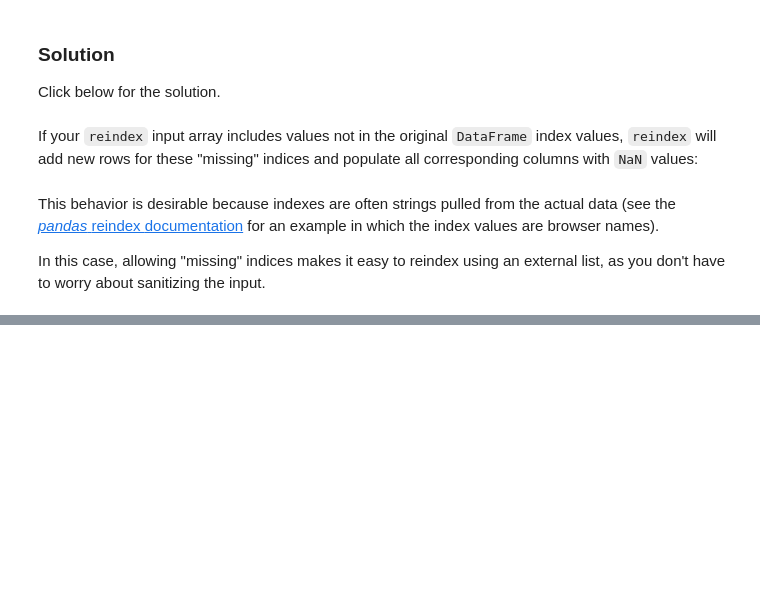
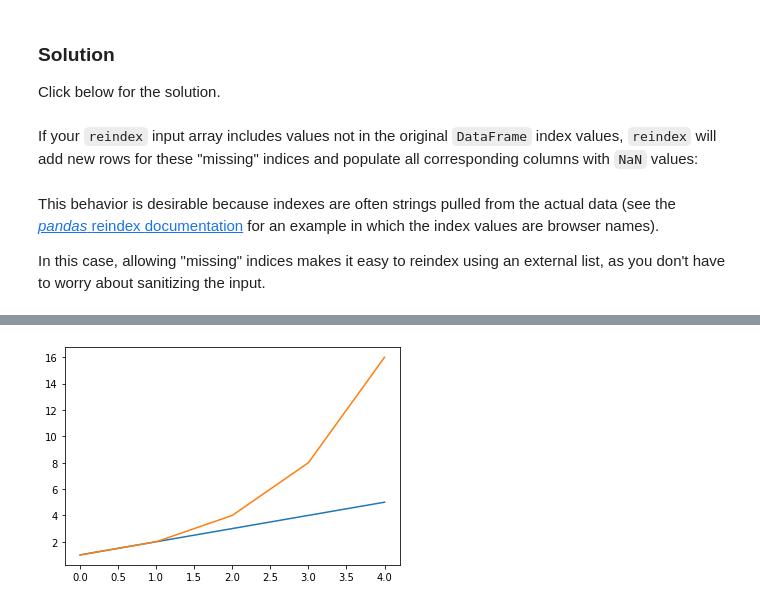
Before and after one commit to Learn-for-a-cause/MachineLearning-workshop, a Jupyter notebook: Numpy_pandas_matplotlib.ipynb, the cells around one changed output, grey strips where cells are left out. Saved outputs shown, nothing was run; the diff lists cells and outputs as text; code cells hidden in the pictures; blank space fills up the shorter version.

```diff
--- a/Numpy_pandas_matplotlib.ipynb
+++ b/Numpy_pandas_matplotlib.ipynb
@@ -401,0 +426,8 @@ sanitizing the input.
+# %%
+xs = [0, 1, 2, 3, 4]
+y1 = [1, 2, 3, 4, 5]
+y2 = [1, 2, 4, 8, 16]
+plt.plot(xs, y1, xs, y2)
+plt.show()
+# %% [output]
+[figure, added]
```
Also changed, not shown: parts of 19 cells of this notebook.
